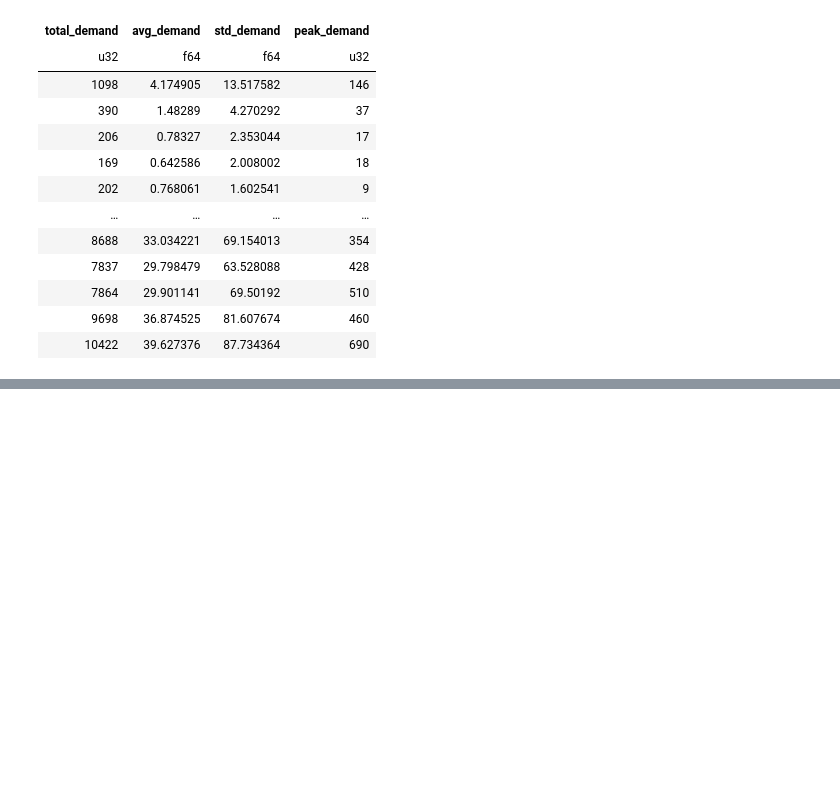
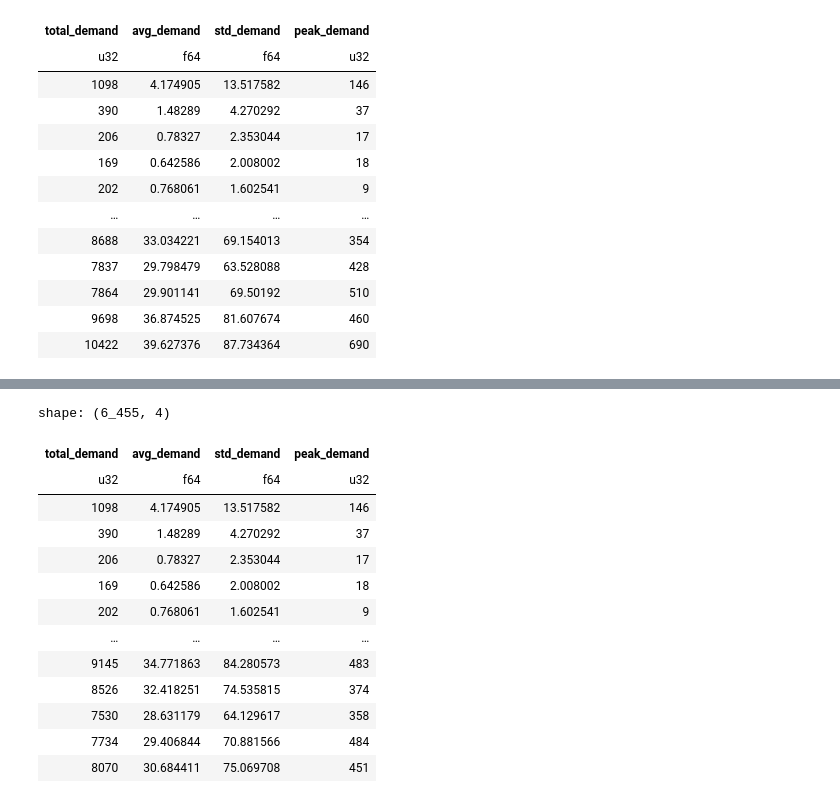
Before and after one commit to anjaneyajavvadi/Ride-Demand-Prediction-System, a Jupyter notebook: notebooks/v1.ipynb, the cells around one changed output, grey strips where cells are left out. Saved outputs shown, nothing was run; the diff lists cells and outputs as text; code cells hidden in the pictures; blank space fills up the shorter version.

```diff
--- a/notebooks/v1.ipynb
+++ b/notebooks/v1.ipynb
@@ -275,0 +291,19 @@ df.head()
+# %%
+import polars as pl
+df2=pl.read_parquet("../data/reference/reference_current.parquet")
+df2
+# %% [output]
+shape: (6_455, 4)
+| total_demand | avg_demand | std_demand | peak_demand |
+| u32 | f64 | f64 | u32 |
+| 1098 | 4.174905 | 13.517582 | 146 |
+| 390 | 1.48289 | 4.270292 | 37 |
+| 206 | 0.78327 | 2.353044 | 17 |
+| 169 | 0.642586 | 2.008002 | 18 |
+| 202 | 0.768061 | 1.602541 | 9 |
+| … | … | … | … |
+| 9145 | 34.771863 | 84.280573 | 483 |
+| 8526 | 32.418251 | 74.535815 | 374 |
+| 7530 | 28.631179 | 64.129617 | 358 |
+| 7734 | 29.406844 | 70.881566 | 484 |
+| 8070 | 30.684411 | 75.069708 | 451 |
```
Also changed, not shown: parts of 4 cells of this notebook, 6 other files.
